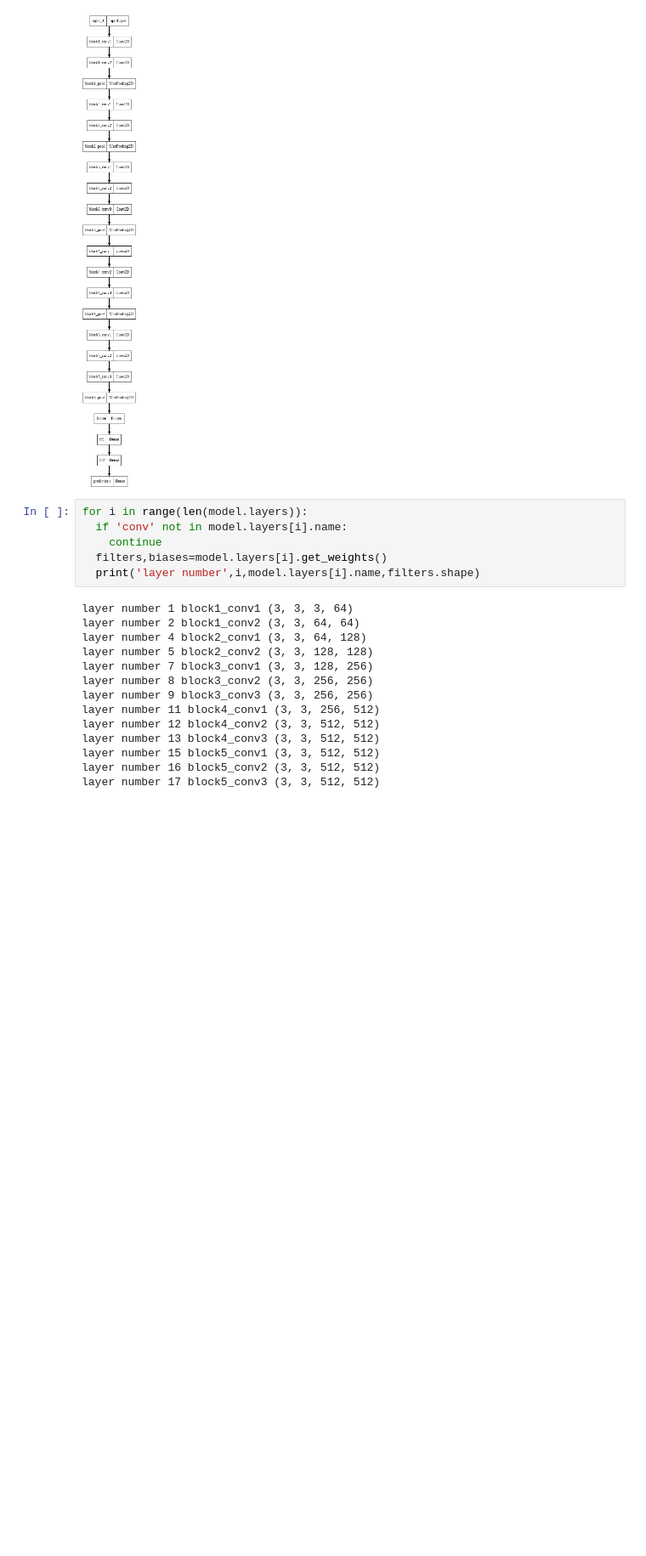
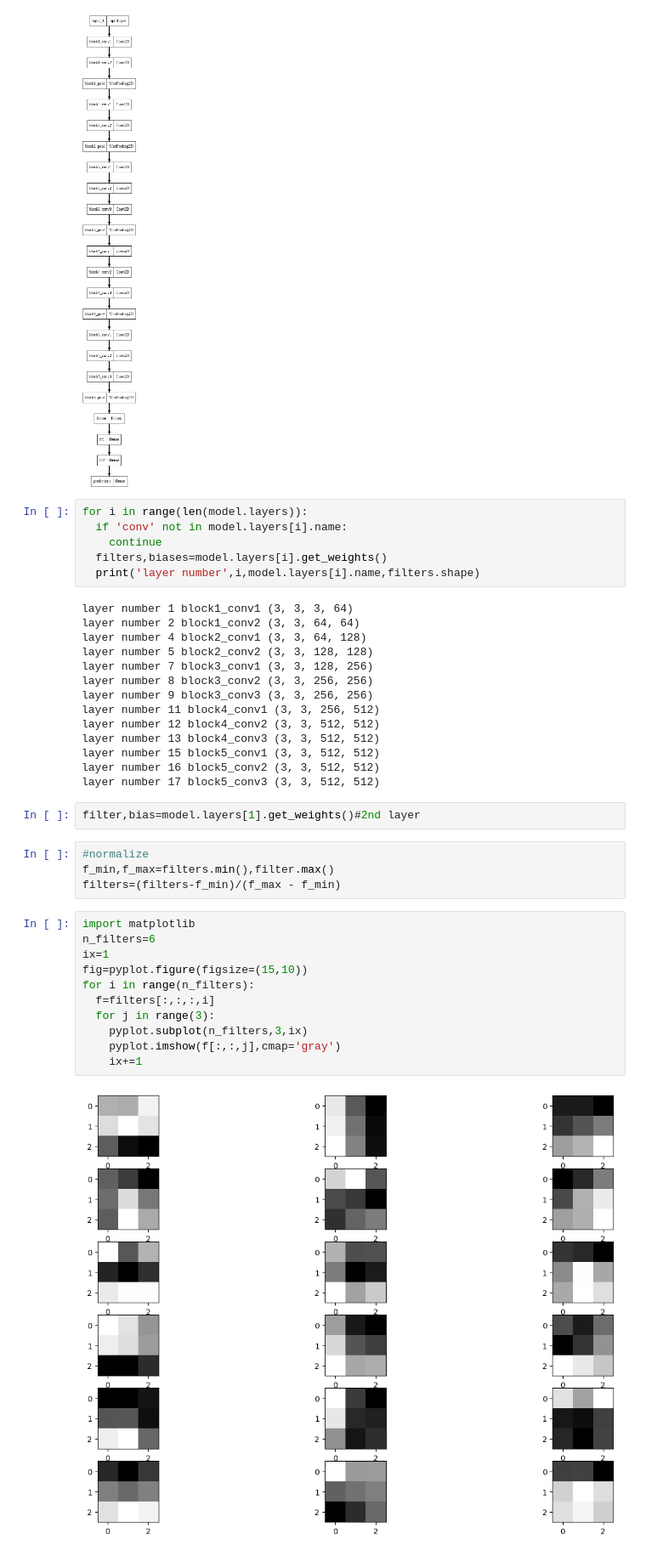
Before and after one commit to arssite/Datalysis, a Jupyter notebook: Visualising_CNN.ipynb, the cells around one changed output. Shown at 85% size. Saved outputs shown, nothing was run; the diff lists cells and outputs as text; blank space fills up the shorter version.

```diff
--- a/Visualising_CNN.ipynb
+++ b/Visualising_CNN.ipynb
@@ -127,3 +127,22 @@ layer number 13 block4_conv3 (3, 3, 512, 512)
 layer number 15 block5_conv1 (3, 3, 512, 512)
 layer number 16 block5_conv2 (3, 3, 512, 512)
 layer number 17 block5_conv3 (3, 3, 512, 512)
+# %%
+filter,bias=model.layers[1].get_weights()#2nd layer
+# %%
+#normalize
+f_min,f_max=filters.min(),filter.max()
+filters=(filters-f_min)/(f_max - f_min)
+# %%
+import matplotlib
+n_filters=6
+ix=1
+fig=pyplot.figure(figsize=(15,10))
+for i in range(n_filters):
+  f=filters[:,:,:,i]
+  for j in range(3):
+    pyplot.subplot(n_filters,3,ix)
+    pyplot.imshow(f[:,:,j],cmap='gray')
+    ix+=1
+# %% [output]
+[figure, added]
```
